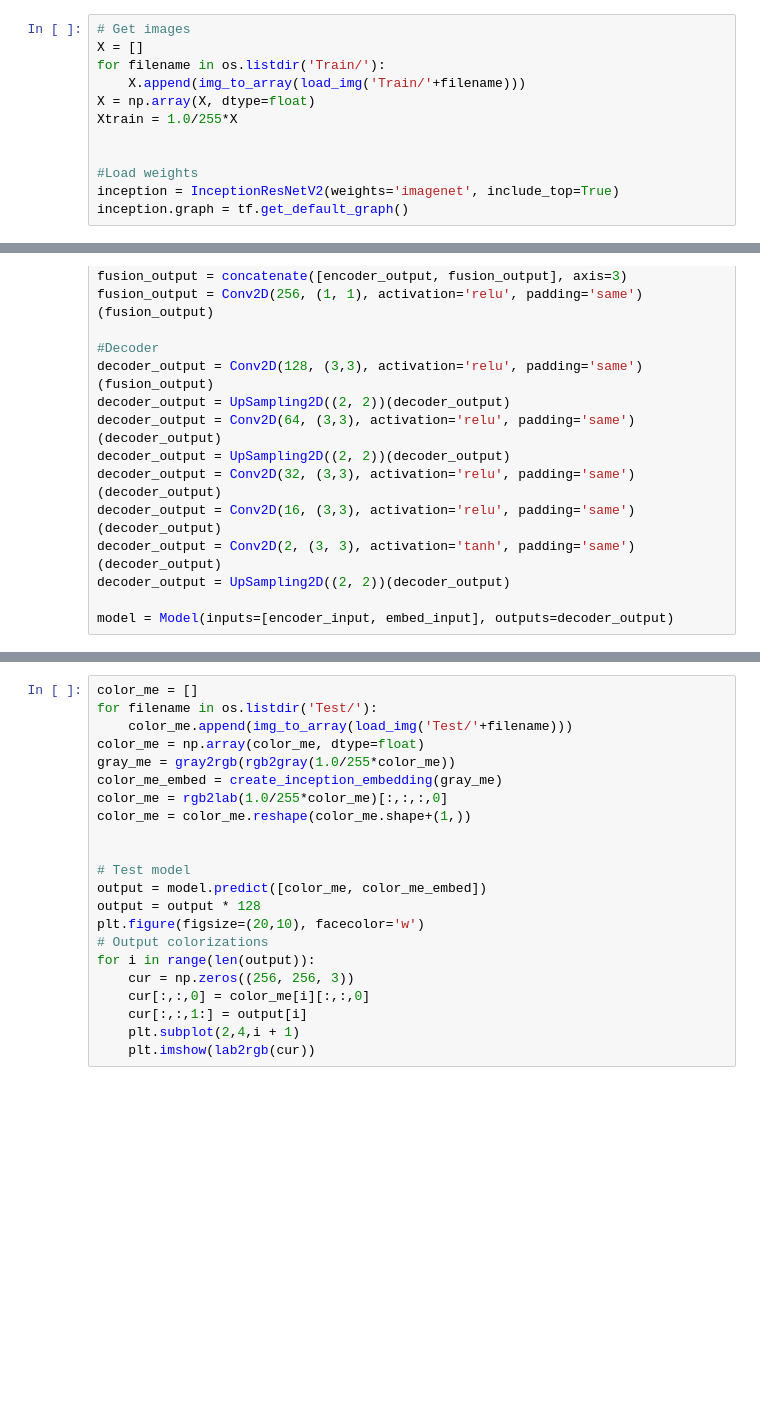
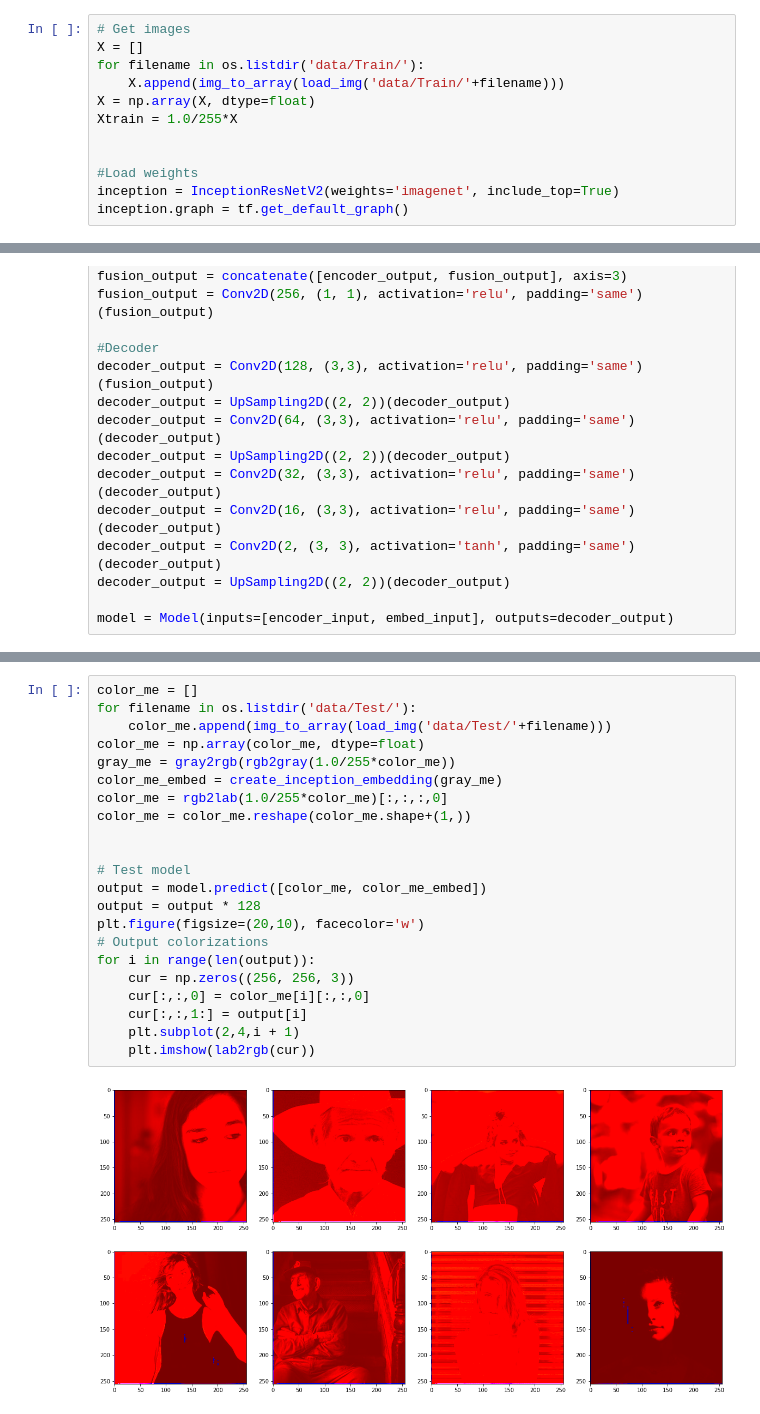
Before and after one commit to JJZHK-AI/AIKnowledgeBase, a Jupyter notebook: 03.深度学习/11.其它好玩儿的/03.给黑白图片上色-full.ipynb, the cells around one changed output, grey strips where cells are left out. Saved outputs shown, nothing was run; the diff lists cells and outputs as text; blank space fills up the shorter version.

```diff
--- a/03.深度学习/11.其它好玩儿的/03.给黑白图片上色-full.ipynb
+++ b/03.深度学习/11.其它好玩儿的/03.给黑白图片上色-full.ipynb
@@ -22,8 +24,8 @@ import matplotlib.pyplot as plt
 # %%
 # Get images
 X = []
-for filename in os.listdir('Train/'):
-    X.append(img_to_array(load_img('Train/'+filename)))
+for filename in os.listdir('data/Train/'):
+    X.append(img_to_array(load_img('data/Train/'+filename)))
 X = np.array(X, dtype=float)
 Xtrain = 1.0/255*X
 
@@ -101,22 +107,24 @@ model.fit_generator(image_a_b_gen(batch_size), epochs=1, steps_per_epoch=1)
 # %%
 color_me = []
-for filename in os.listdir('Test/'):
-    color_me.append(img_to_array(load_img('Test/'+filename)))
+for filename in os.listdir('data/Test/'):
+    color_me.append(img_to_array(load_img('data/Test/'+filename)))
 color_me = np.array(color_me, dtype=float)
 gray_me = gray2rgb(rgb2gray(1.0/255*color_me))
 color_me_embed = create_inception_embedding(gray_me)
 color_me = rgb2lab(1.0/255*color_me)[:,:,:,0]
 color_me = color_me.reshape(color_me.shape+(1,))
 
 
 # Test model
 output = model.predict([color_me, color_me_embed])
 output = output * 128
 plt.figure(figsize=(20,10), facecolor='w')
 # Output colorizations
 for i in range(len(output)):
     cur = np.zeros((256, 256, 3))
     cur[:,:,0] = color_me[i][:,:,0]
     cur[:,:,1:] = output[i]
     plt.subplot(2,4,i + 1)
     plt.imshow(lab2rgb(cur))
+# %% [output]
+[figure, added]
```
Also changed, not shown: parts of 2 cells of this notebook.
